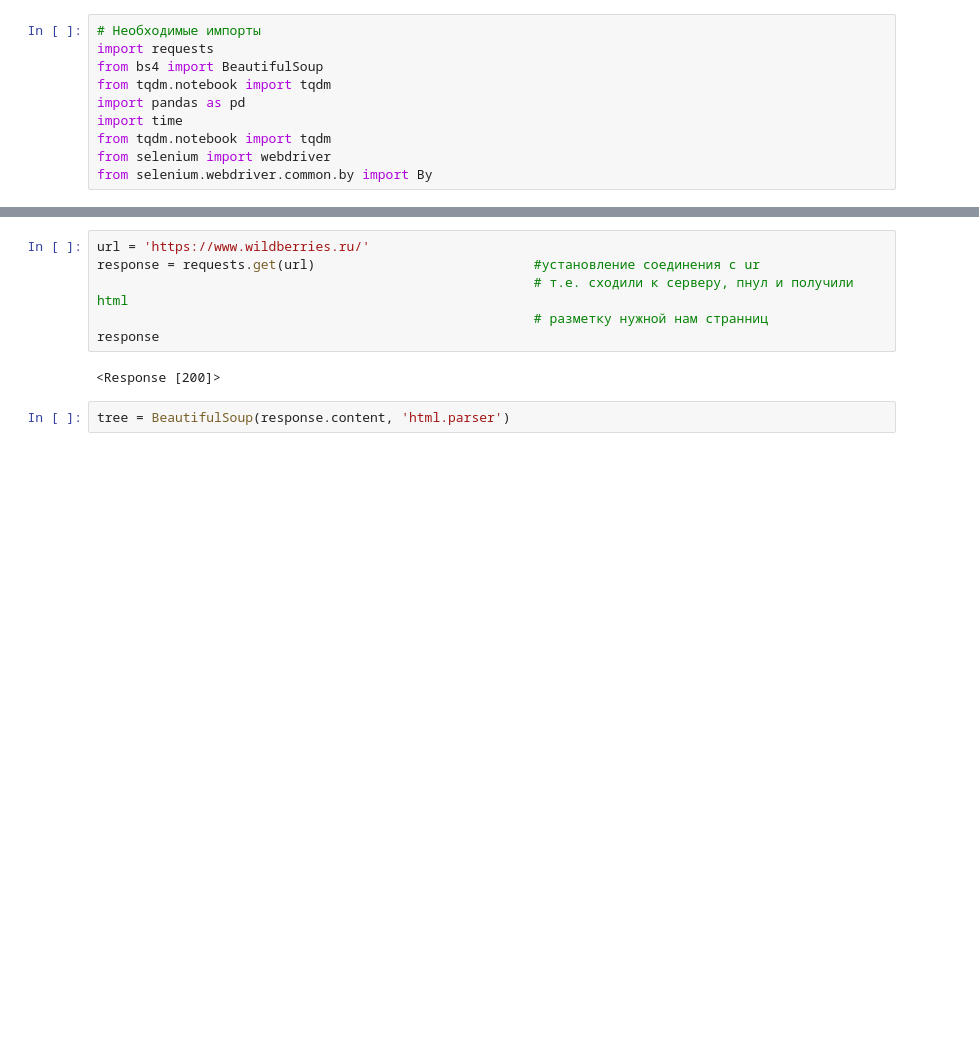
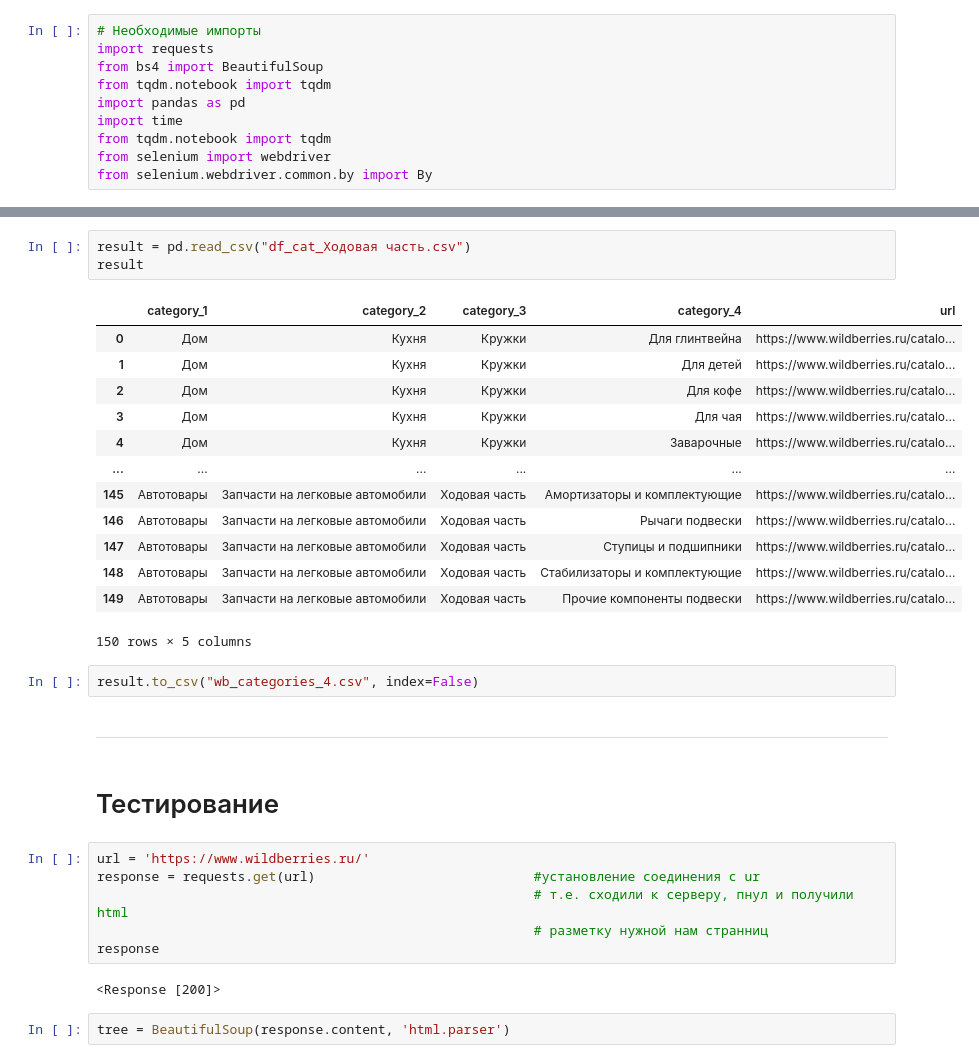
Before and after one commit to Kulikov17/seo-optimization-product-cards, a Jupyter notebook: notebooks/parsing-part1.ipynb, the cells around one changed output, grey strips where cells are left out. Drawn from its saved outputs; the diff is of its cells as text; blank space fills up the shorter version.

Commit message:
adding a 4th category nesting

```diff
--- a/notebooks/parsing-part1.ipynb
+++ b/notebooks/parsing-part1.ipynb
@@ -11,3 +319,26 @@ from selenium.webdriver.common.by import By
+# %%
+result = pd.read_csv("df_cat_Ходовая часть.csv")
+result
+# %% [output]
+|  | category_1 | category_2 | category_3 | category_4 | url |
+| 0 | Дом | Кухня | Кружки | Для глинтвейна | https://www.wildberries.ru/catalo... |
+| 1 | Дом | Кухня | Кружки | Для детей | https://www.wildberries.ru/catalo... |
+| 2 | Дом | Кухня | Кружки | Для кофе | https://www.wildberries.ru/catalo... |
+| 3 | Дом | Кухня | Кружки | Для чая | https://www.wildberries.ru/catalo... |
+| 4 | Дом | Кухня | Кружки | Заварочные | https://www.wildberries.ru/catalo... |
+| ... | ... | ... | ... | ... | ... |
+| 145 | Автотовары | Запчасти на легковые автомобили | Ходовая часть | Амортизаторы и комплектующие | https://www.wildberries.ru/catalo... |
+| 146 | Автотовары | Запчасти на легковые автомобили | Ходовая часть | Рычаги подвески | https://www.wildberries.ru/catalo... |
+| 147 | Автотовары | Запчасти на легковые автомобили | Ходовая часть | Ступицы и подшипники | https://www.wildberries.ru/catalo... |
+| 148 | Автотовары | Запчасти на легковые автомобили | Ходовая часть | Стабилизаторы и комплектующие | https://www.wildberries.ru/catalo... |
+| 149 | Автотовары | Запчасти на легковые автомобили | Ходовая часть | Прочие компоненты подвески | https://www.wildberries.ru/catalo... |
+150 rows × 5 columns
+# %%
+result.to_csv("wb_categories_4.csv", index=False)
+# %% [markdown]
+___
+# %% [markdown]
+# Тестирование
 # %%
 url = 'https://www.wildberries.ru/'
 response = requests.get(url)                            #установление соединения с ur
```
Also changed, not shown: parts of 41 cells of this notebook.
